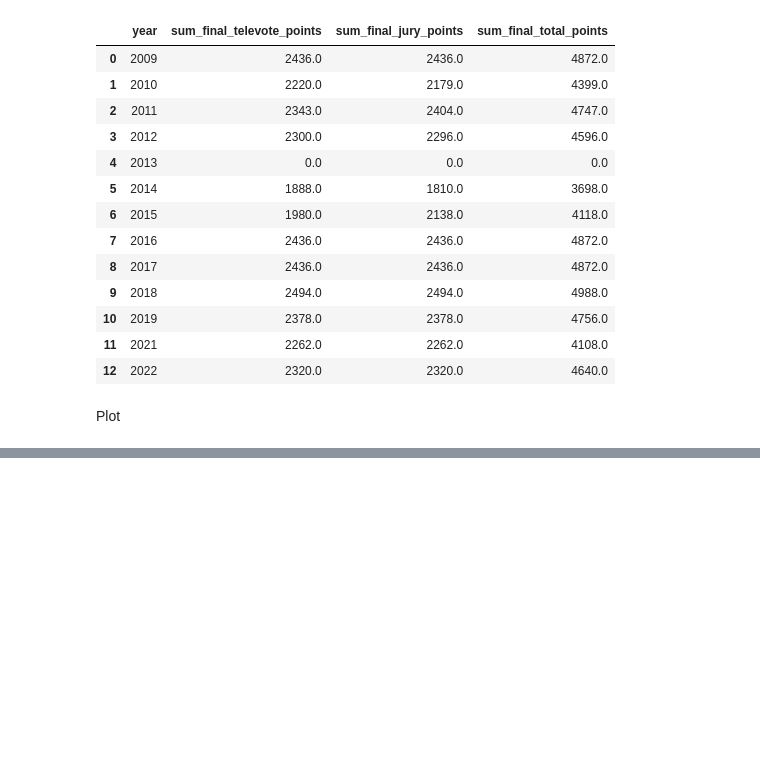
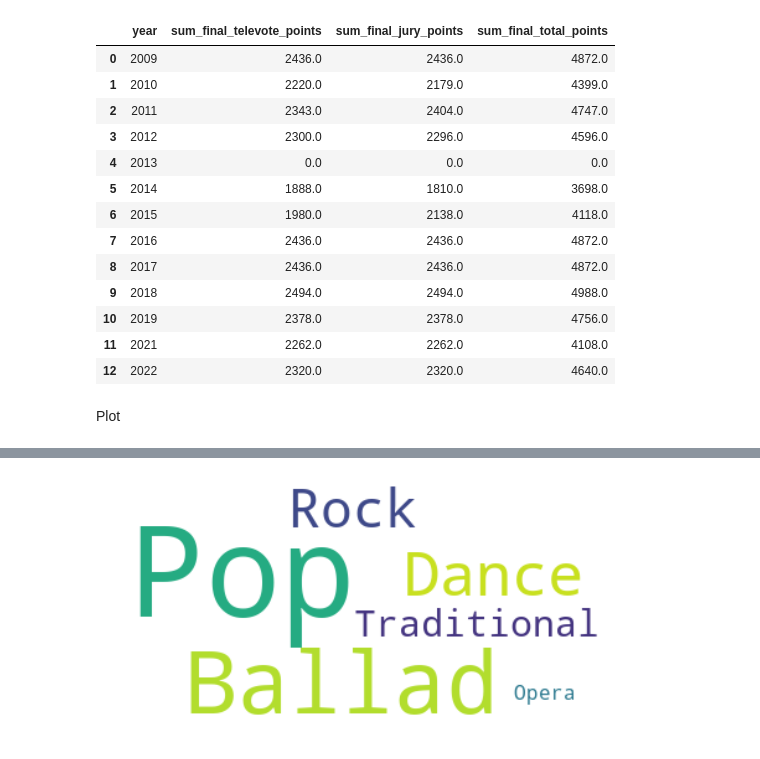
Before and after one commit to holapancho/proyecto-dcda-dashboard, a Jupyter notebook: NotebookPruebas.ipynb, the cells around one changed output, grey strips where cells are left out. Saved outputs shown, nothing was run; the diff lists cells and outputs as text; code cells hidden in the pictures; blank space fills up the shorter version.

```diff
--- a/NotebookPruebas.ipynb
+++ b/NotebookPruebas.ipynb
@@ -213,0 +424,11 @@ fig.show()
+# %%
+stopwords = set(STOPWORDS)
+
+country_text = ' '.join(song_data['style'].astype(str).tolist())
+nube.generate(country_text)
+
+plt.imshow(nube, interpolation='bilinear')
+plt.axis('off')
+plt.show()
+# %% [output]
+[figure, added]
```
Also changed, not shown: parts of 22 cells of this notebook.
